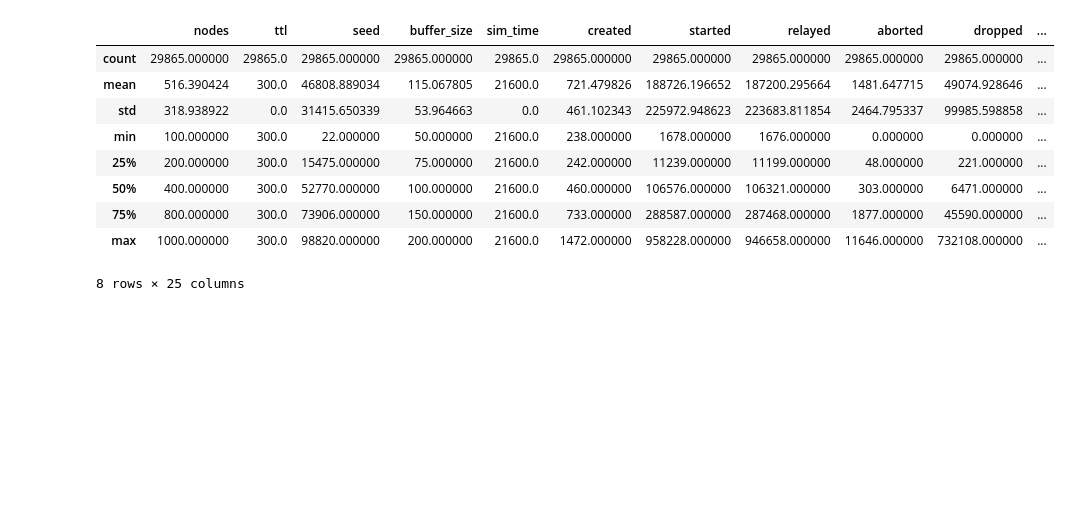
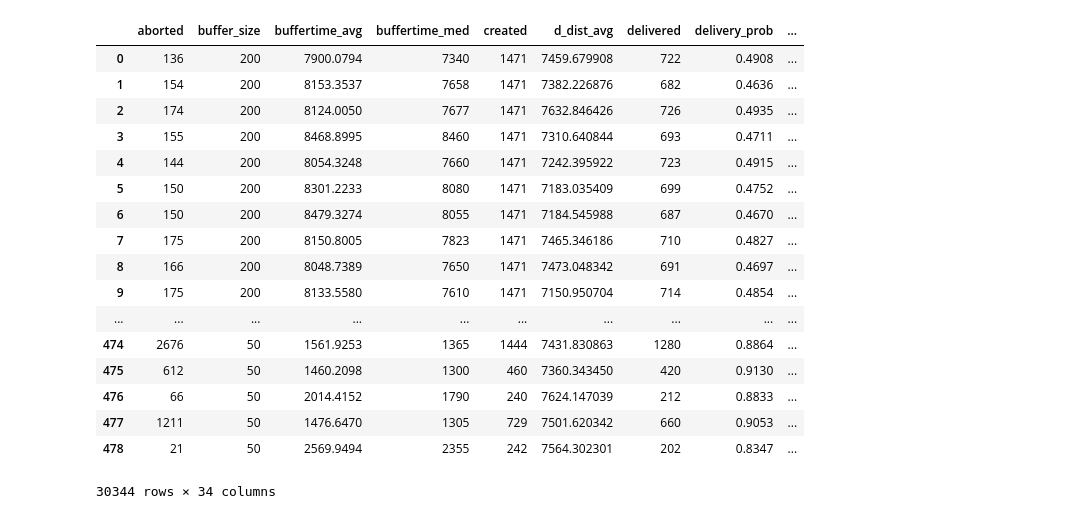
Before and after one commit to jairosh/jupyter-results, a Jupyter notebook: VANET/plot_data.ipynb, the cells around one changed output. Cells and saved outputs as stored; diff of their text form; code cells hidden in the pictures; blank space fills up the shorter version.

```diff
--- a/VANET/plot_data.ipynb
+++ b/VANET/plot_data.ipynb
@@ -1,23 +1,33 @@
 # %%
 %matplotlib inline
 import pandas as pd
 import seaborn as sns
 import matplotlib.pyplot as plt
 from matplotlib.backends.backend_pdf import PdfPages
 
 df = pd.read_csv('results.csv')
-df.describe()
+dfmp = pd.read_csv('maxprop.csv')
+df = df.append(dfmp)
+display(df)
 # %% [output]
-|  | nodes | ttl | seed | buffer_size | sim_time | created | started | relayed | aborted | dropped | ... |
-| count | 29865.000000 | 29865.0 | 29865.000000 | 29865.000000 | 29865.0 | 29865.000000 | 29865.000000 | 29865.000000 | 29865.000000 | 29865.000000 | ... |
-| mean | 516.390424 | 300.0 | 46808.889034 | 115.067805 | 21600.0 | 721.479826 | 188726.196652 | 187200.295664 | 1481.647715 | 49074.928646 | ... |
-| std | 318.938922 | 0.0 | 31415.650339 | 53.964663 | 0.0 | 461.102343 | 225972.948623 | 223683.811854 | 2464.795337 | 99985.598858 | ... |
-| min | 100.000000 | 300.0 | 22.000000 | 50.000000 | 21600.0 | 238.000000 | 1678.000000 | 1676.000000 | 0.000000 | 0.000000 | ... |
-| 25% | 200.000000 | 300.0 | 15475.000000 | 75.000000 | 21600.0 | 242.000000 | 11239.000000 | 11199.000000 | 48.000000 | 221.000000 | ... |
-| 50% | 400.000000 | 300.0 | 52770.000000 | 100.000000 | 21600.0 | 460.000000 | 106576.000000 | 106321.000000 | 303.000000 | 6471.000000 | ... |
-| 75% | 800.000000 | 300.0 | 73906.000000 | 150.000000 | 21600.0 | 733.000000 | 288587.000000 | 287468.000000 | 1877.000000 | 45590.000000 | ... |
-| max | 1000.000000 | 300.0 | 98820.000000 | 200.000000 | 21600.0 | 1472.000000 | 958228.000000 | 946658.000000 | 11646.000000 | 732108.000000 | ... |
+|  | aborted | buffer_size | buffertime_avg | buffertime_med | created | d_dist_avg | delivered | delivery_prob | ... |
+| 0 | 136 | 200 | 7900.0794 | 7340 | 1471 | 7459.679908 | 722 | 0.4908 | ... |
+| 1 | 154 | 200 | 8153.3537 | 7658 | 1471 | 7382.226876 | 682 | 0.4636 | ... |
+| 2 | 174 | 200 | 8124.0050 | 7677 | 1471 | 7632.846426 | 726 | 0.4935 | ... |
+| 3 | 155 | 200 | 8468.8995 | 8460 | 1471 | 7310.640844 | 693 | 0.4711 | ... |
+| 4 | 144 | 200 | 8054.3248 | 7660 | 1471 | 7242.395922 | 723 | 0.4915 | ... |
+| 5 | 150 | 200 | 8301.2233 | 8080 | 1471 | 7183.035409 | 699 | 0.4752 | ... |
+| 6 | 150 | 200 | 8479.3274 | 8055 | 1471 | 7184.545988 | 687 | 0.4670 | ... |
+| 7 | 175 | 200 | 8150.8005 | 7823 | 1471 | 7465.346186 | 710 | 0.4827 | ... |
+| 8 | 166 | 200 | 8048.7389 | 7650 | 1471 | 7473.048342 | 691 | 0.4697 | ... |
+| 9 | 175 | 200 | 8133.5580 | 7610 | 1471 | 7150.950704 | 714 | 0.4854 | ... |
+| ... | ... | ... | ... | ... | ... | ... | ... | ... | ... |
+| 474 | 2676 | 50 | 1561.9253 | 1365 | 1444 | 7431.830863 | 1280 | 0.8864 | ... |
+| 475 | 612 | 50 | 1460.2098 | 1300 | 460 | 7360.343450 | 420 | 0.9130 | ... |
+| 476 | 66 | 50 | 2014.4152 | 1790 | 240 | 7624.147039 | 212 | 0.8833 | ... |
+| 477 | 1211 | 50 | 1476.6470 | 1305 | 729 | 7501.620342 | 660 | 0.9053 | ... |
+| 478 | 21 | 50 | 2569.9494 | 2355 | 242 | 7564.302301 | 202 | 0.8347 | ... |
-8 rows × 25 columns
+30344 rows × 34 columns
 # %%
 #Filter results for a specific value e.g.
 
```
Also changed, not shown: parts of 7 cells of this notebook, 7 other files.
